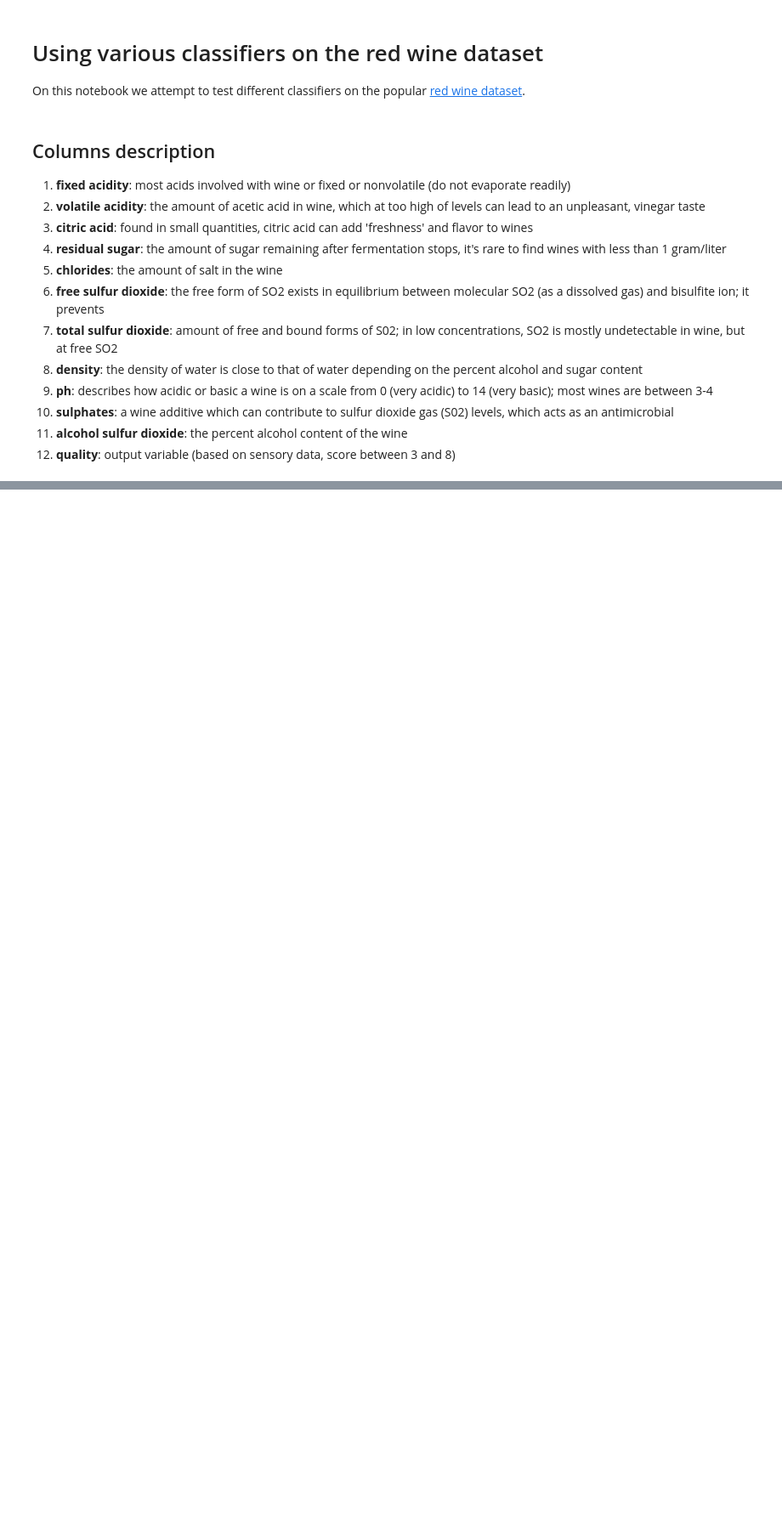
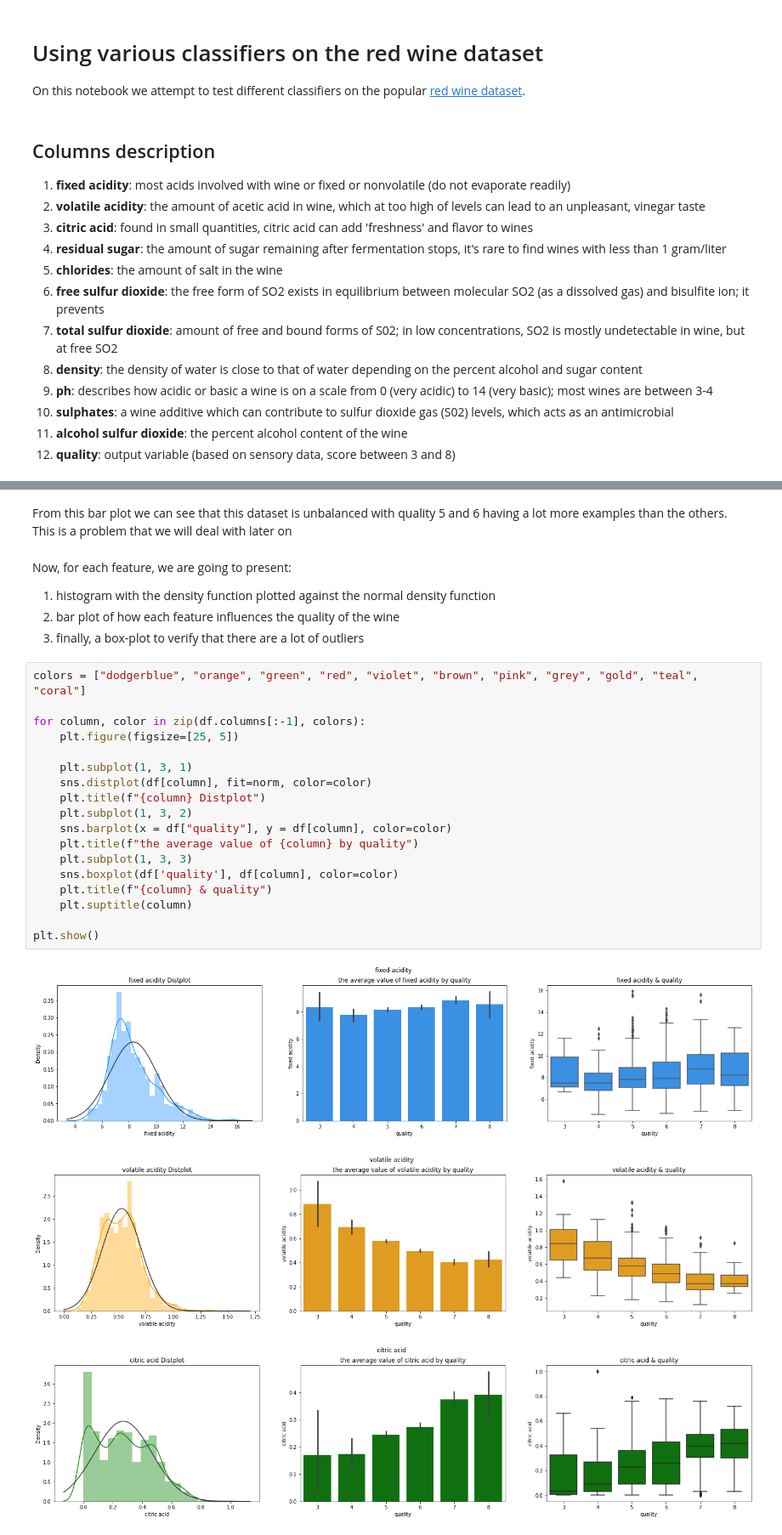
Before and after one commit to GustavoGil13/classifiers-red-wine-quality, a Jupyter notebook: classifiers.ipynb, the cells around one changed output, grey strips where cells are left out. Shown at 85% size. Saved outputs shown, nothing was run; the diff lists cells and outputs as text; blank space fills up the shorter version.

Commit message:
checking on how the columns affect the target variable

```diff
--- a/classifiers.ipynb
+++ b/classifiers.ipynb
@@ -19,0 +129,30 @@ On this notebook we attempt to test different classifiers on the popular [red wi
+# %% [markdown]
+From this bar plot we can see that this dataset is unbalanced with quality 5 and 6 having a lot more examples than the others.<br>
+This is a problem that we will deal with later on
+# %% [markdown]
+Now, for each feature, we are going to present:
+1. histogram with the density function plotted against the normal density function
+2. bar plot of how each feature influences the quality of the wine
+3. finally, a box-plot to verify that there are a lot of outliers
+# %%
+colors = ["dodgerblue", "orange", "green", "red", "violet", "brown", "pink", "grey", "gold", "teal", "coral"]
+
+for column, color in zip(df.columns[:-1], colors):
+    plt.figure(figsize=[25, 5])
+
+    plt.subplot(1, 3, 1)
+    sns.distplot(df[column], fit=norm, color=color)
+    plt.title(f"{column} Distplot")
+    plt.subplot(1, 3, 2)
+    sns.barplot(x = df["quality"], y = df[column], color=color)
+    plt.title(f"the average value of {column} by quality")
+    plt.subplot(1, 3, 3)
+    sns.boxplot(df['quality'], df[column], color=color)
+    plt.title(f"{column} & quality")
+    plt.suptitle(column)
+
+plt.show()
+# %% [output]
+[figure, added]
+[figure, added]
+[figure, added]
```
Also changed, not shown: parts of 15 cells of this notebook.
